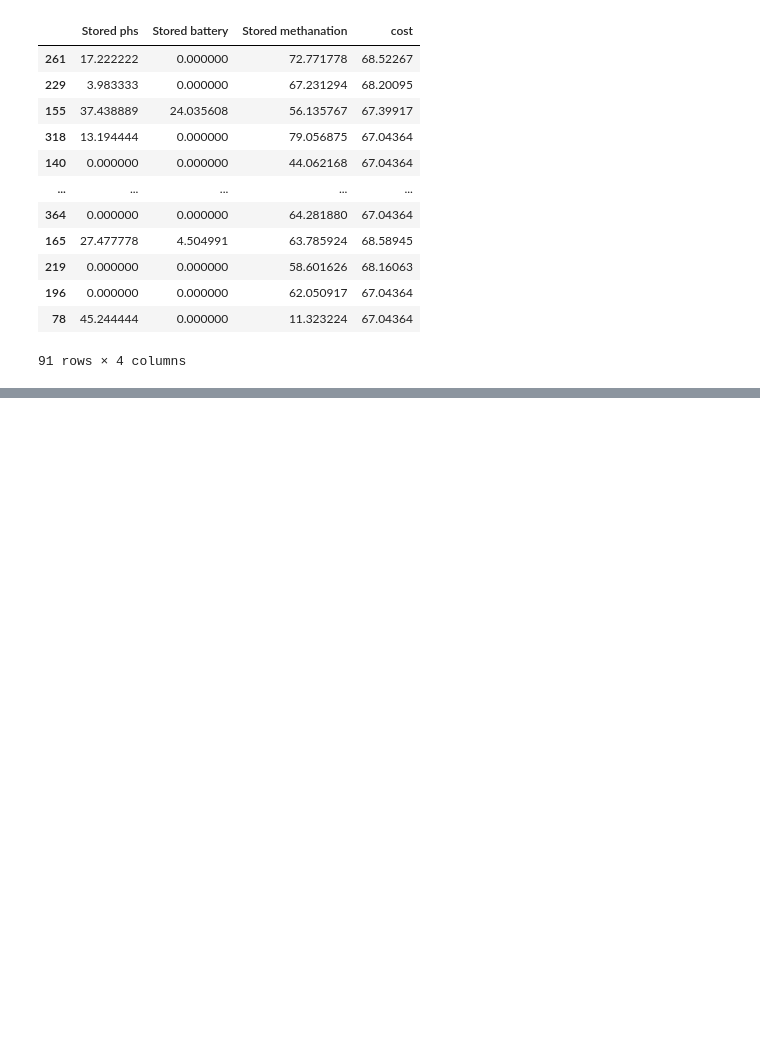
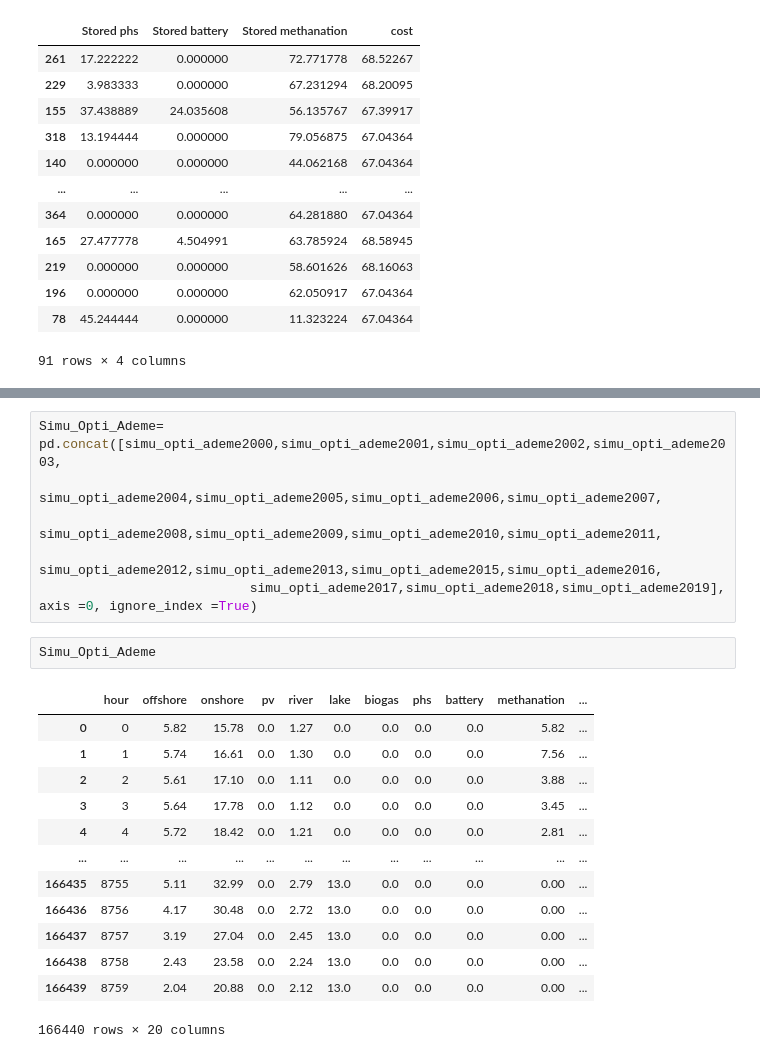
Before and after one commit to F1avie/EOLES_elecRES, a Jupyter notebook: Projet_ENR_FF.ipynb, the cells around one changed output, grey strips where cells are left out. Drawn from its saved outputs; the diff is of its cells as text; blank space fills up the shorter version.

```diff
--- a/Projet_ENR_FF.ipynb
+++ b/Projet_ENR_FF.ipynb
@@ -432,0 +472,22 @@ Y_test
+# %%
+Simu_Opti_Ademe= pd.concat([simu_opti_ademe2000,simu_opti_ademe2001,simu_opti_ademe2002,simu_opti_ademe2003,
+                            simu_opti_ademe2004,simu_opti_ademe2005,simu_opti_ademe2006,simu_opti_ademe2007,
+                            simu_opti_ademe2008,simu_opti_ademe2009,simu_opti_ademe2010,simu_opti_ademe2011,
+                           simu_opti_ademe2012,simu_opti_ademe2013,simu_opti_ademe2015,simu_opti_ademe2016,
+                           simu_opti_ademe2017,simu_opti_ademe2018,simu_opti_ademe2019], axis =0, ignore_index =True)
+# %%
+Simu_Opti_Ademe
+# %% [output]
+|  | hour | offshore | onshore | pv | river | lake | biogas | phs | battery | methanation | ... |
+| 0 | 0 | 5.82 | 15.78 | 0.0 | 1.27 | 0.0 | 0.0 | 0.0 | 0.0 | 5.82 | ... |
+| 1 | 1 | 5.74 | 16.61 | 0.0 | 1.30 | 0.0 | 0.0 | 0.0 | 0.0 | 7.56 | ... |
+| 2 | 2 | 5.61 | 17.10 | 0.0 | 1.11 | 0.0 | 0.0 | 0.0 | 0.0 | 3.88 | ... |
+| 3 | 3 | 5.64 | 17.78 | 0.0 | 1.12 | 0.0 | 0.0 | 0.0 | 0.0 | 3.45 | ... |
+| 4 | 4 | 5.72 | 18.42 | 0.0 | 1.21 | 0.0 | 0.0 | 0.0 | 0.0 | 2.81 | ... |
+| ... | ... | ... | ... | ... | ... | ... | ... | ... | ... | ... | ... |
+| 166435 | 8755 | 5.11 | 32.99 | 0.0 | 2.79 | 13.0 | 0.0 | 0.0 | 0.0 | 0.00 | ... |
+| 166436 | 8756 | 4.17 | 30.48 | 0.0 | 2.72 | 13.0 | 0.0 | 0.0 | 0.0 | 0.00 | ... |
+| 166437 | 8757 | 3.19 | 27.04 | 0.0 | 2.45 | 13.0 | 0.0 | 0.0 | 0.0 | 0.00 | ... |
+| 166438 | 8758 | 2.43 | 23.58 | 0.0 | 2.24 | 13.0 | 0.0 | 0.0 | 0.0 | 0.00 | ... |
+| 166439 | 8759 | 2.04 | 20.88 | 0.0 | 2.12 | 13.0 | 0.0 | 0.0 | 0.0 | 0.00 | ... |
+166440 rows × 20 columns
```
Also changed, not shown: parts of 3 cells of this notebook.
